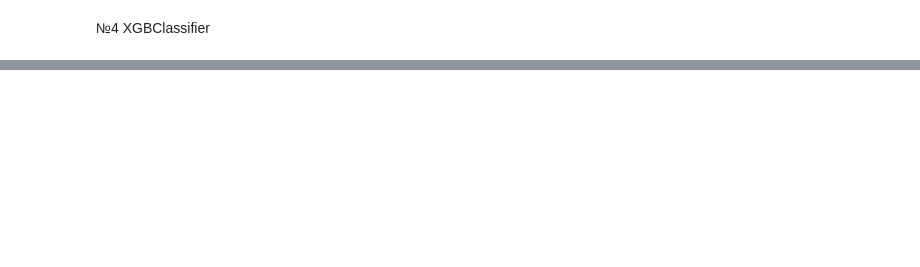
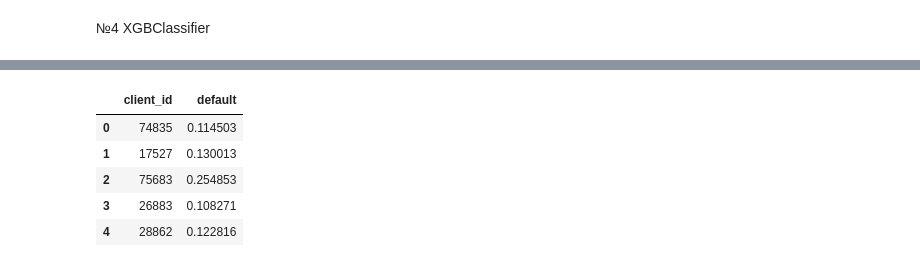
Before and after one commit to PrusRoman/skillfactory_rds, a Jupyter notebook: project_4_Credit_Scoring/sf_Credit_Scoring.ipynb, the cells around one changed output, grey strips where cells are left out. Cells and saved outputs as stored; diff of their text form; code cells hidden in the pictures; blank space fills up the shorter version.

```diff
--- a/project_4_Credit_Scoring/sf_Credit_Scoring.ipynb
+++ b/project_4_Credit_Scoring/sf_Credit_Scoring.ipynb
@@ -470,0 +491,5 @@ Best Hyperparameters: {'C': 0.06674637930749369, 'penalty': 'l2', 'solver': 'new
+# %%
+test = data[data.Train == 0].drop(['Train','default'], axis=1)
+y_pred = lgbm.predict_proba(test)
+
+results_df = pd.DataFrame(data={'client_id':df_test['client_id'], 'default':y_pred[:,1]})
@@ -470,0 +504,9 @@ Best Hyperparameters: {'C': 0.06674637930749369, 'penalty': 'l2', 'solver': 'new
+# %%
+results_df.head()
+# %% [output]
+|  | client_id | default |
+| 0 | 74835 | 0.114503 |
+| 1 | 17527 | 0.130013 |
+| 2 | 75683 | 0.254853 |
+| 3 | 26883 | 0.108271 |
+| 4 | 28862 | 0.122816 |
```
Also changed, not shown: parts of 51 cells of this notebook, 1 other file.
